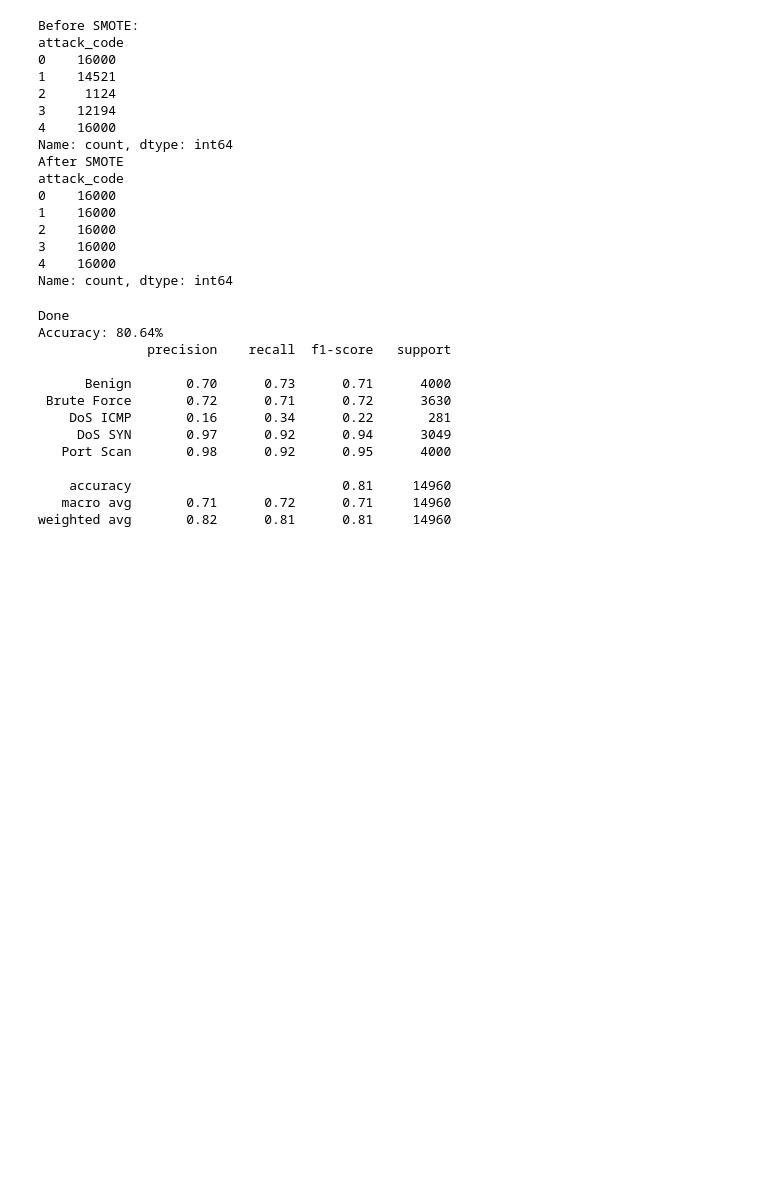
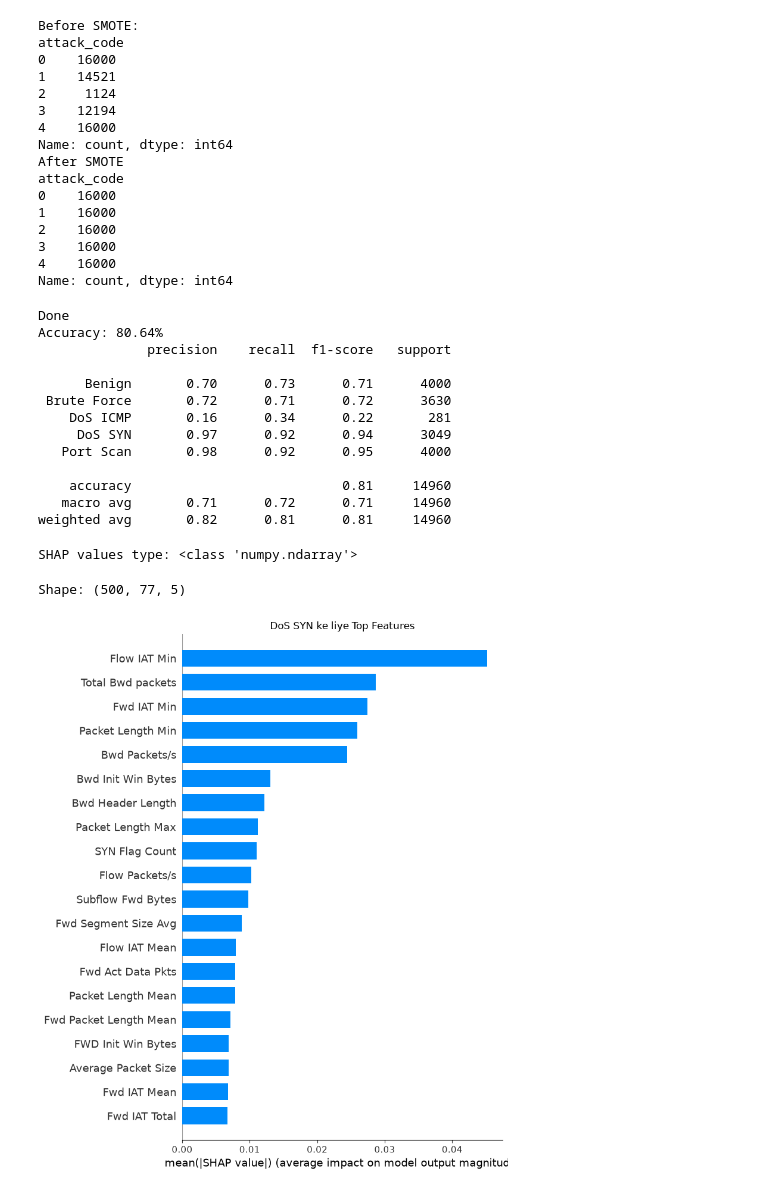
Before and after one commit to hrxh12/Network-Intrusion-Detection-System, a Jupyter notebook: notebooks/01_exploration.ipynb, the cells around one changed output. Cells and saved outputs as stored; diff of their text form; code cells hidden in the pictures; blank space fills up the shorter version.

Commit message:
NIDS: SHAP explainability added - DoS SYN feature analysis

```diff
--- a/notebooks/01_exploration.ipynb
+++ b/notebooks/01_exploration.ipynb
@@ -391,3 +391,42 @@ Accuracy: 80.64%
     accuracy                           0.81     14960
    macro avg       0.71      0.72      0.71     14960
 weighted avg       0.82      0.81      0.81     14960
+# %%
+#model k decision ko explain krta hai SHAP
+import shap
+#sirf 500 testcases le re
+X_sample=Xm_test[:500]
+
+#TreeExplainer-Random forest like tree models
+explainer=shap.TreeExplainer(rf_multi)
+shap_values=explainer.shap_values(X_sample)
+
+#in 500 rows k liye SHAP value nikalo(har feature ka role)
+print("SHAP values type:",type(shap_values))
+# %% [output]
+SHAP values type: <class 'numpy.ndarray'>
+# %%
+# summary plot ke liye — pehle SHAP values ka shape dekhte hain
+print("Shape:", shap_values.shape)
+# %% [output]
+Shape: (500, 77, 5)
+# %%
+features_names=X.columns.tolist()
+
+# class 3 = DoS SYN. uska SHAP data nikaalo
+# shape (500, 77, 5) hai -> [:, :, 3] matlab "saare rows, saare features, class 3"
+shap_class3 = shap_values[:, :, 3]
+#summary plot banao- konse features class "DOS SYN" k liye important
+import matplotlib.pyplot as plt
+shap.summary_plot(
+    shap_class3,
+    X_sample,
+    feature_names=features_names,
+    plot_type="bar",
+    show=False
+)
+plt.title("DoS SYN ke liye Top Features")
+plt.tight_layout()
+plt.show()
+# %% [output]
+[figure, added]
```
Also changed, not shown: parts of 1 cell of this notebook.
